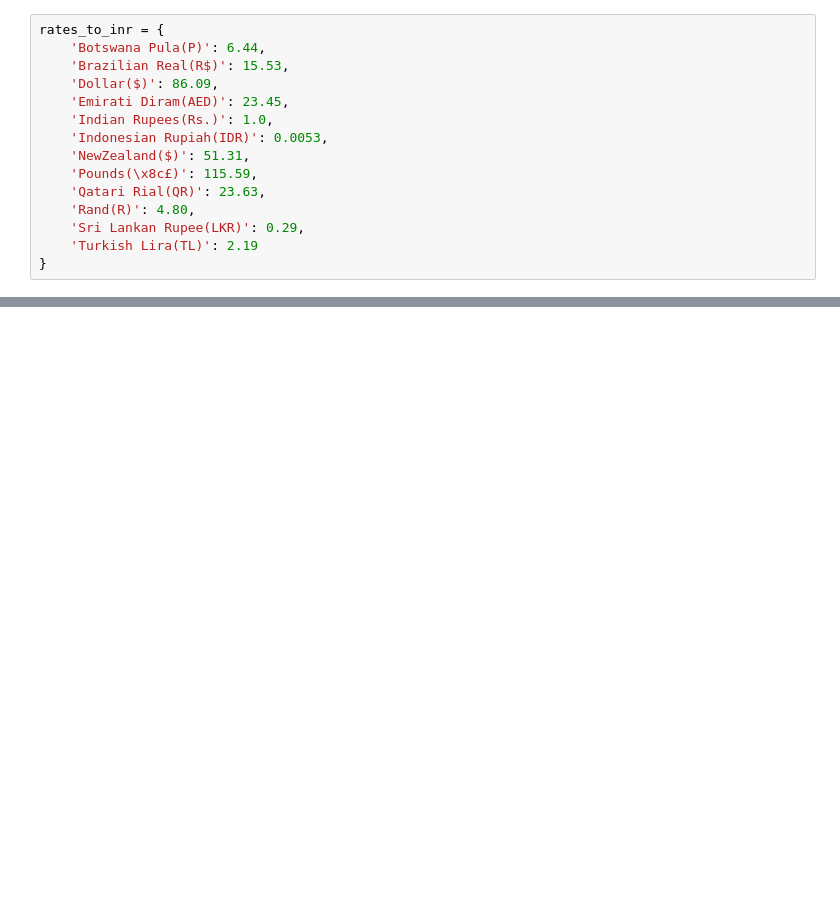
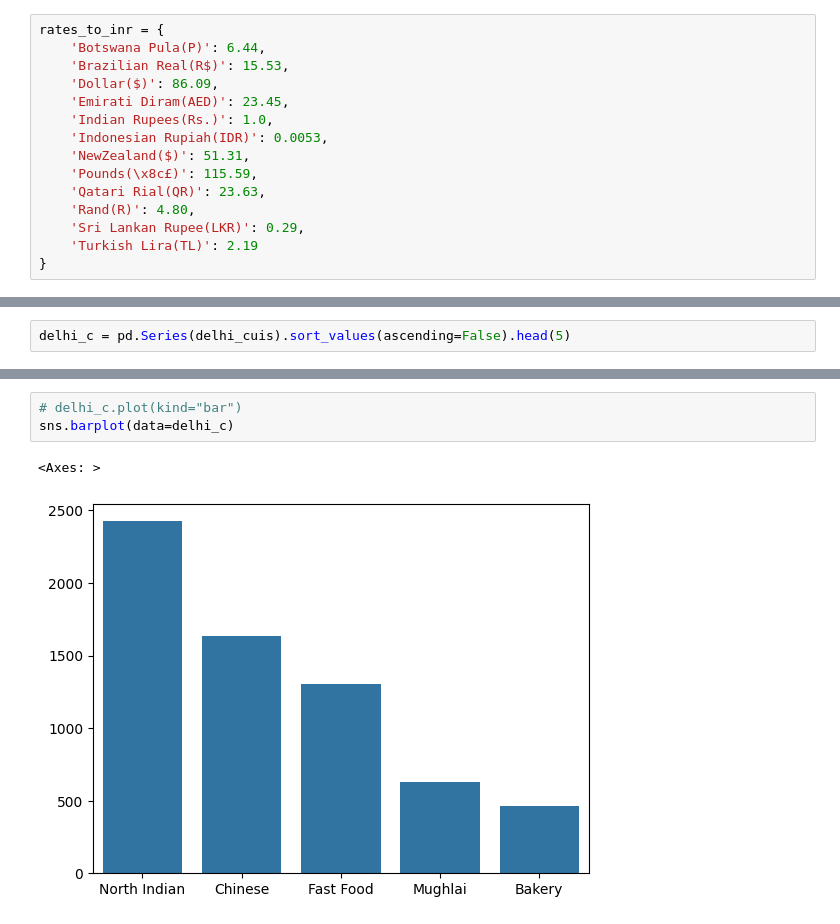
Before and after one commit to hemant087/30Days_EDA, a Jupyter notebook: 4Day Zomato/dataset/Untitled1.ipynb, the cells around one changed output, grey strips where cells are left out. Drawn from its saved outputs; the diff is of its cells as text; blank space fills up the shorter version.

```diff
--- a/4Day Zomato/dataset/Untitled1.ipynb
+++ b/4Day Zomato/dataset/Untitled1.ipynb
@@ -363,0 +471,2 @@ KeyError: ('Currency', 'Average Cost for two')
+# %%
+delhi_c = pd.Series(delhi_cuis).sort_values(ascending=False).head(5)
@@ -363,0 +563,6 @@ KeyError: ('Currency', 'Average Cost for two')
+# %%
+# delhi_c.plot(kind="bar")
+sns.barplot(data=delhi_c)
+# %% [output]
+<Axes: >
+[figure, added]
```
Also changed, not shown: parts of 38 cells of this notebook.
